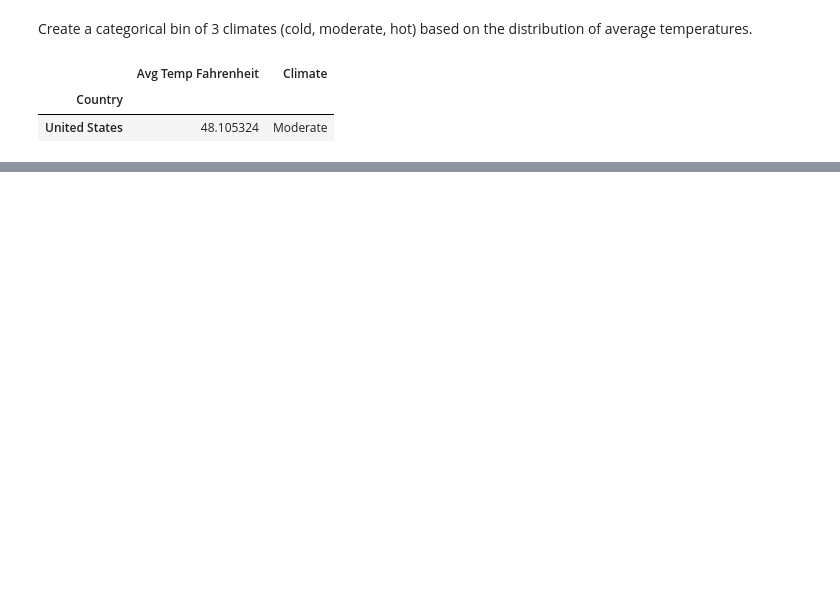
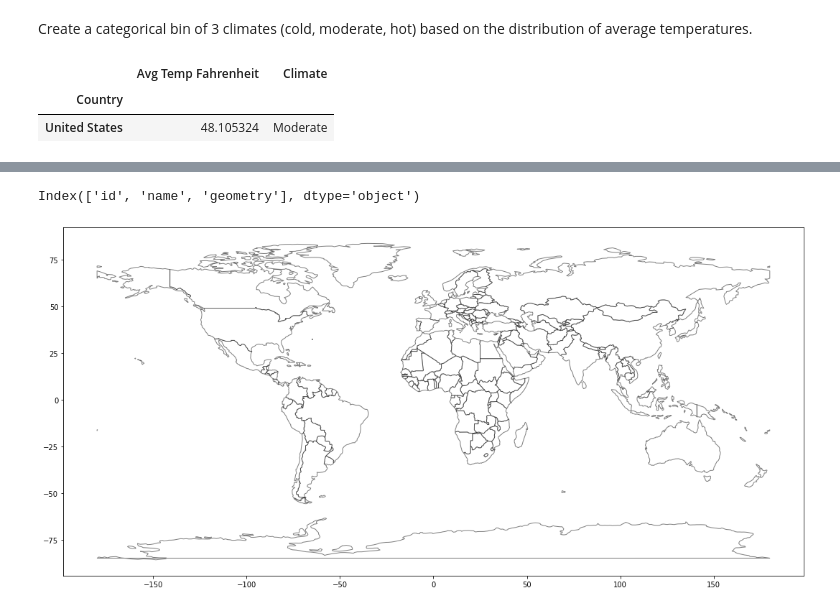
Before and after one commit to speedytmark/Draft_Project, a Jupyter notebook: Temperature.ipynb, the cells around one changed output, grey strips where cells are left out. Saved outputs shown, nothing was run; the diff lists cells and outputs as text; code cells hidden in the pictures; blank space fills up the shorter version.

```diff
--- a/Temperature.ipynb
+++ b/Temperature.ipynb
@@ -321,0 +409,12 @@ climate[climate.index=='United States']
+# %%
+import geopandas as gpd
+
+countries_geo = gpd.read_file('countries.geojson')
+print(countries_geo.columns)
+
+countries_geo.plot(figsize=(15, 9), alpha=0.5, edgecolor='k', color='white')
+plt.tight_layout()
+plt.show()
+# %% [output]
+Index(['id', 'name', 'geometry'], dtype='object')
+[figure, added]
```
Also changed, not shown: parts of 22 cells of this notebook, 1 other file.
